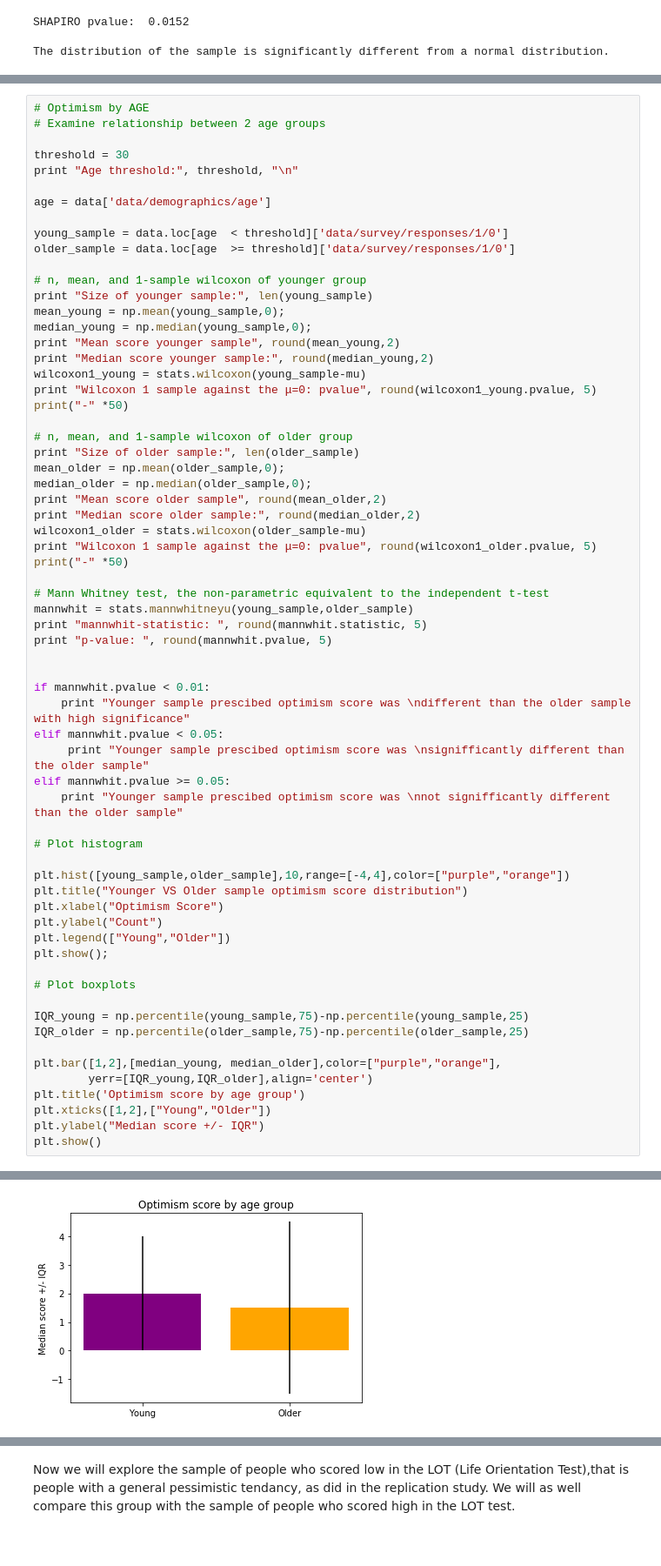
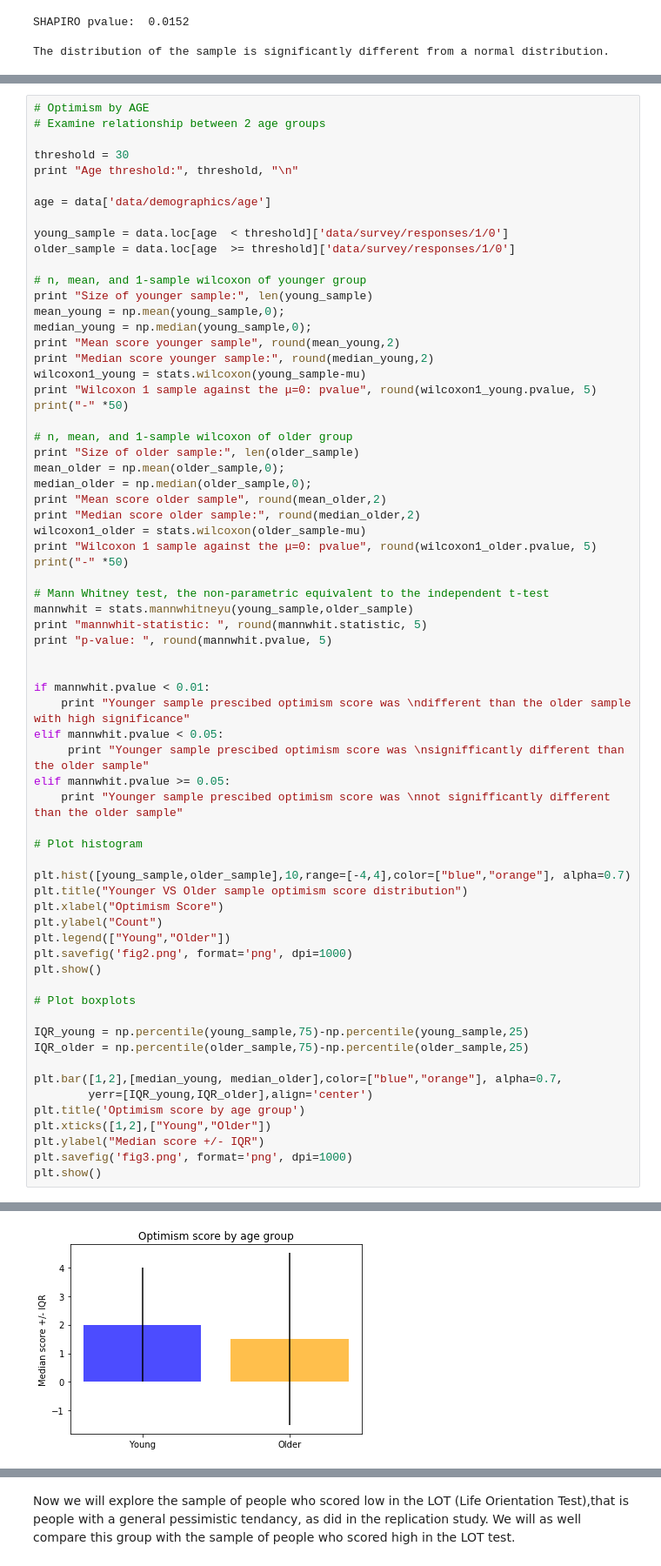
Before and after one commit to jansensan/prescribed-optimism-questionnaire, a Jupyter notebook: data/Prescribed Optimism Data Analysis.ipynb, the cells around one changed output, grey strips where cells are left out. Shown at 87% size. Drawn from its saved outputs; the diff is of its cells as text.

```diff
--- a/data/Prescribed Optimism Data Analysis.ipynb
+++ b/data/Prescribed Optimism Data Analysis.ipynb
@@ -134,23 +133,25 @@ elif mannwhit.pvalue >= 0.05:
 
 # Plot histogram
 
-plt.hist([young_sample,older_sample],10,range=[-4,4],color=["purple","orange"])
+plt.hist([young_sample,older_sample],10,range=[-4,4],color=["blue","orange"], alpha=0.7)
 plt.title("Younger VS Older sample optimism score distribution")
 plt.xlabel("Optimism Score")
 plt.ylabel("Count")
 plt.legend(["Young","Older"])
-plt.show();
+plt.savefig('fig2.png', format='png', dpi=1000)
+plt.show()
 
 # Plot boxplots
 
 IQR_young = np.percentile(young_sample,75)-np.percentile(young_sample,25)
 IQR_older = np.percentile(older_sample,75)-np.percentile(older_sample,25)
 
-plt.bar([1,2],[median_young, median_older],color=["purple","orange"],
+plt.bar([1,2],[median_young, median_older],color=["blue","orange"], alpha=0.7,
         yerr=[IQR_young,IQR_older],align='center')
 plt.title('Optimism score by age group')
 plt.xticks([1,2],["Young","Older"])
 plt.ylabel("Median score +/- IQR")
+plt.savefig('fig3.png', format='png', dpi=1000)
 plt.show()
 # %% [output]
 Age threshold: 30
@@ -173,4 +174,4 @@ not signifficantly different than the older sample
-[figure, old version]
+[figure, new version]
 # %%
 # Age Optimism Correlation
 
```
Also changed, not shown: parts of 9 cells of this notebook.
